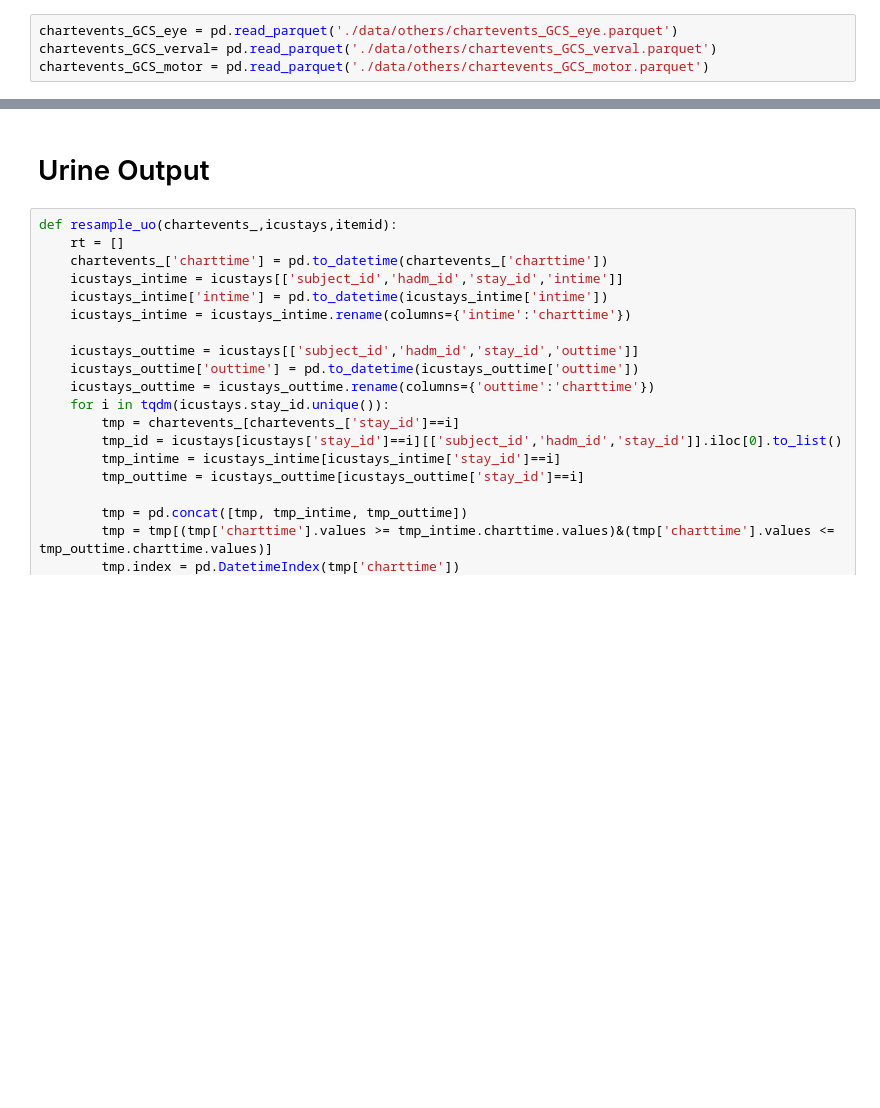
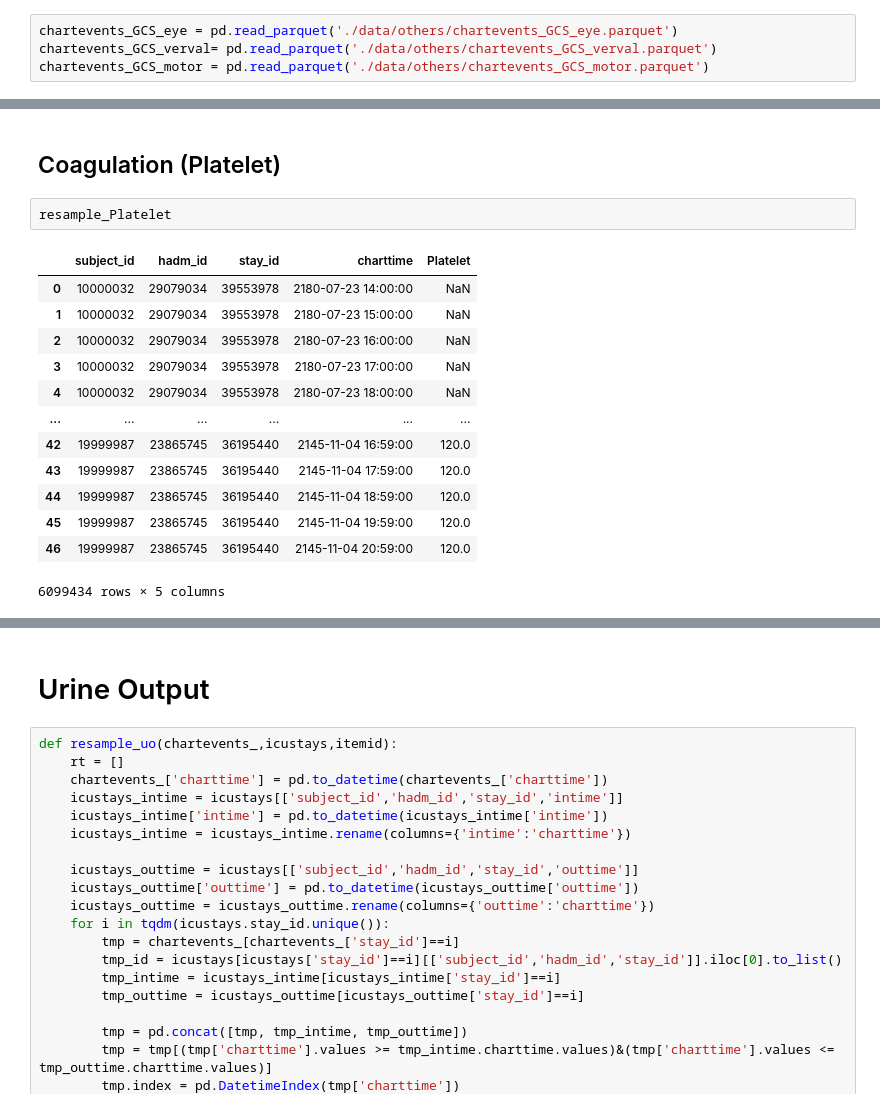
Before and after one commit to cyp-ark/RL-AIAKI, a Jupyter notebook: code/4_resample.ipynb, the cells around one changed output, grey strips where cells are left out. Cells and saved outputs as stored; diff of their text form; blank space fills up the shorter version.

```diff
--- a/code/4_resample.ipynb
+++ b/code/4_resample.ipynb
@@ -263,0 +258,18 @@ dtype: int64
+# %% [markdown]
+## Coagulation (Platelet)
+# %%
+resample_Platelet
+# %% [output]
+|  | subject_id | hadm_id | stay_id | charttime | Platelet |
+| 0 | 10000032 | 29079034 | 39553978 | 2180-07-23 14:00:00 | NaN |
+| 1 | 10000032 | 29079034 | 39553978 | 2180-07-23 15:00:00 | NaN |
+| 2 | 10000032 | 29079034 | 39553978 | 2180-07-23 16:00:00 | NaN |
+| 3 | 10000032 | 29079034 | 39553978 | 2180-07-23 17:00:00 | NaN |
+| 4 | 10000032 | 29079034 | 39553978 | 2180-07-23 18:00:00 | NaN |
+| ... | ... | ... | ... | ... | ... |
+| 42 | 19999987 | 23865745 | 36195440 | 2145-11-04 16:59:00 | 120.0 |
+| 43 | 19999987 | 23865745 | 36195440 | 2145-11-04 17:59:00 | 120.0 |
+| 44 | 19999987 | 23865745 | 36195440 | 2145-11-04 18:59:00 | 120.0 |
+| 45 | 19999987 | 23865745 | 36195440 | 2145-11-04 19:59:00 | 120.0 |
+| 46 | 19999987 | 23865745 | 36195440 | 2145-11-04 20:59:00 | 120.0 |
+6099434 rows × 5 columns
```
Also changed, not shown: parts of 47 cells of this notebook, 10 other files.
